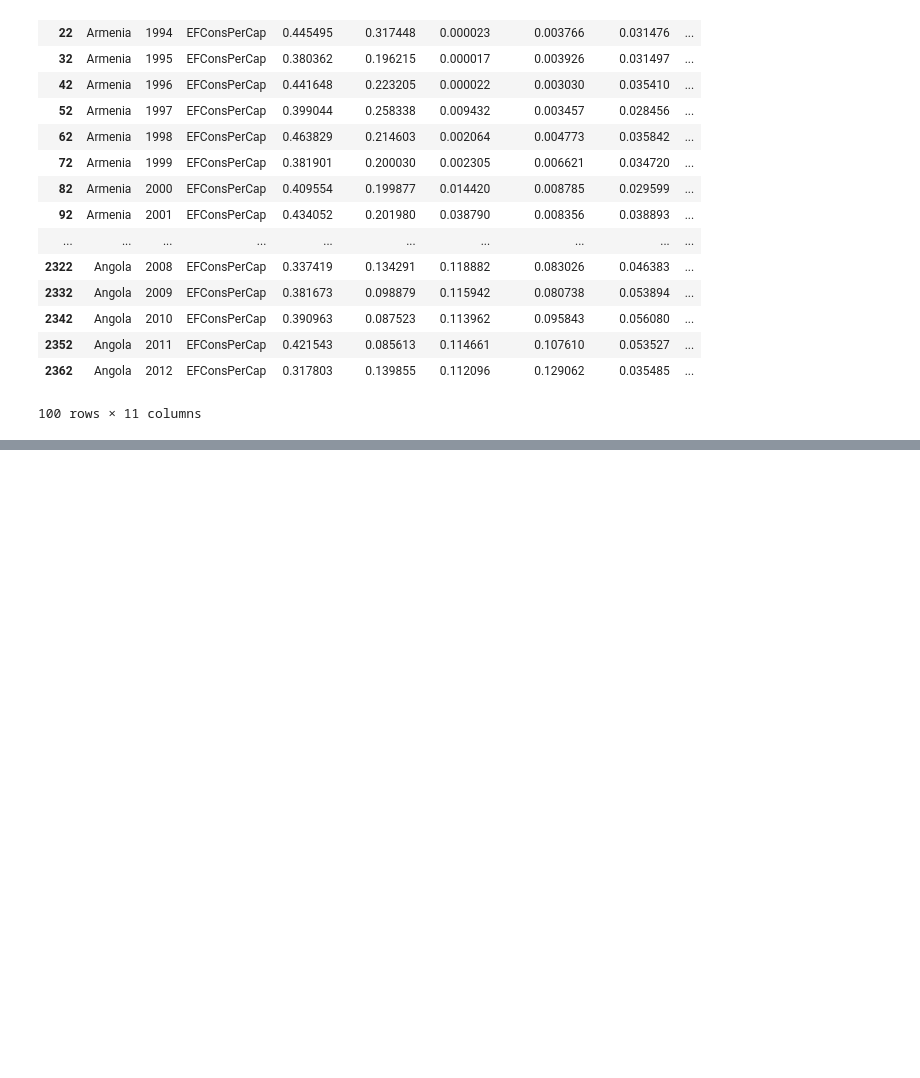
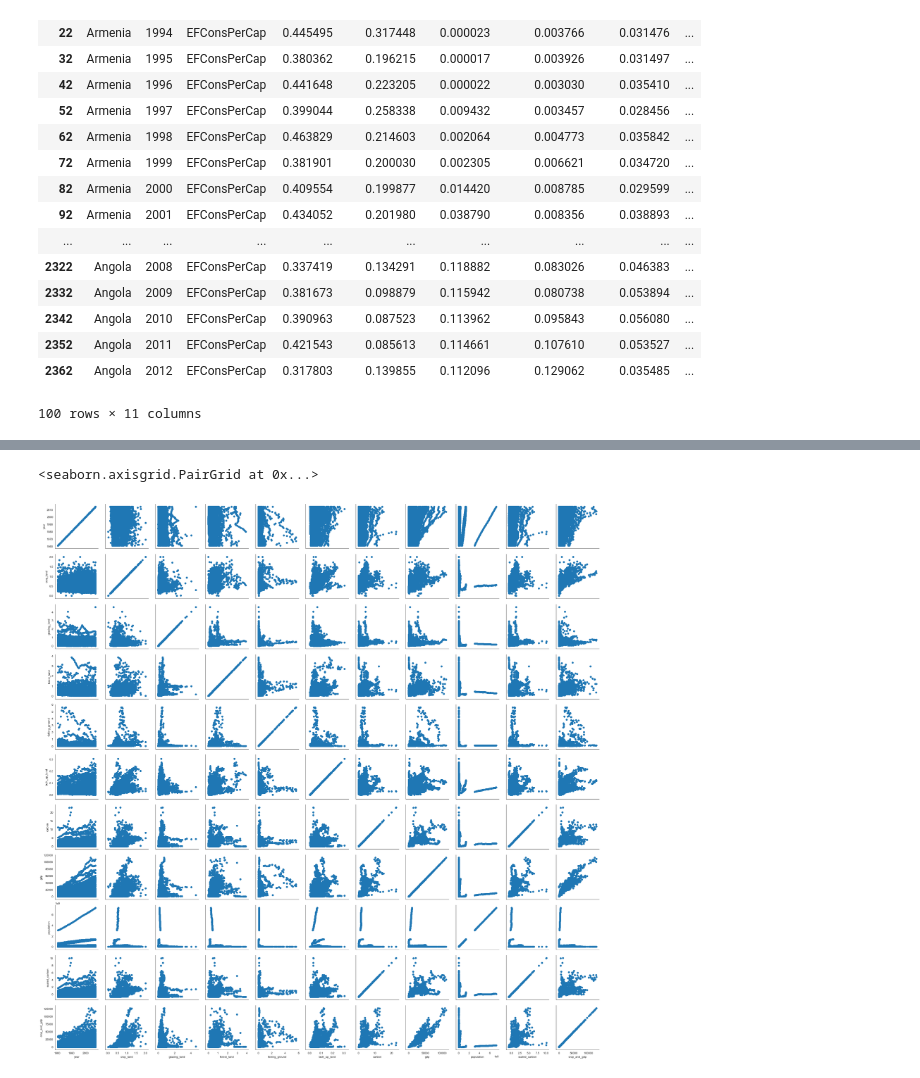
Before and after one commit to mackenziemitchell6/BigfootPrint, a Jupyter notebook: DataTransformations.ipynb, the cells around one changed output, grey strips where cells are left out. Saved outputs shown, nothing was run; the diff lists cells and outputs as text; code cells hidden in the pictures; blank space fills up the shorter version.

```diff
--- a/DataTransformations.ipynb
+++ b/DataTransformations.ipynb
@@ -129,0 +88,3 @@ for i in row_groups:
+# %%
+df['crop_and_gdp']=df['crop_land']*df['gdp']
+df.head()
@@ -130,4 +98,7 @@ for i in row_groups:
 # %%
 # sns.pairplot(data=dfa)
-sns.PairGrid(dfa).map(plt.scatter)
+sns.PairGrid(df).map(plt.scatter)
+# %% [output]
+<seaborn.axisgrid.PairGrid at 0x...>
+[figure, added]
 # %%
```
Also changed, not shown: parts of 16 cells of this notebook.
